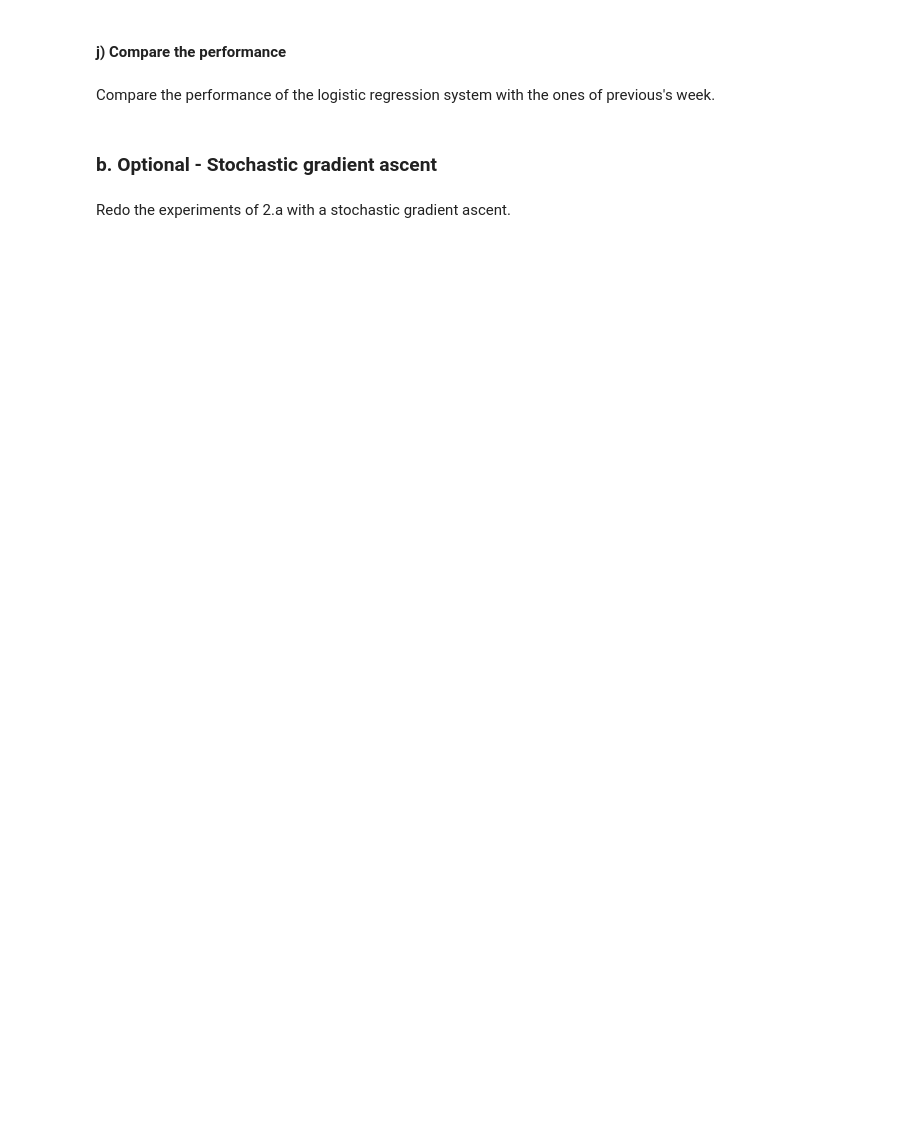
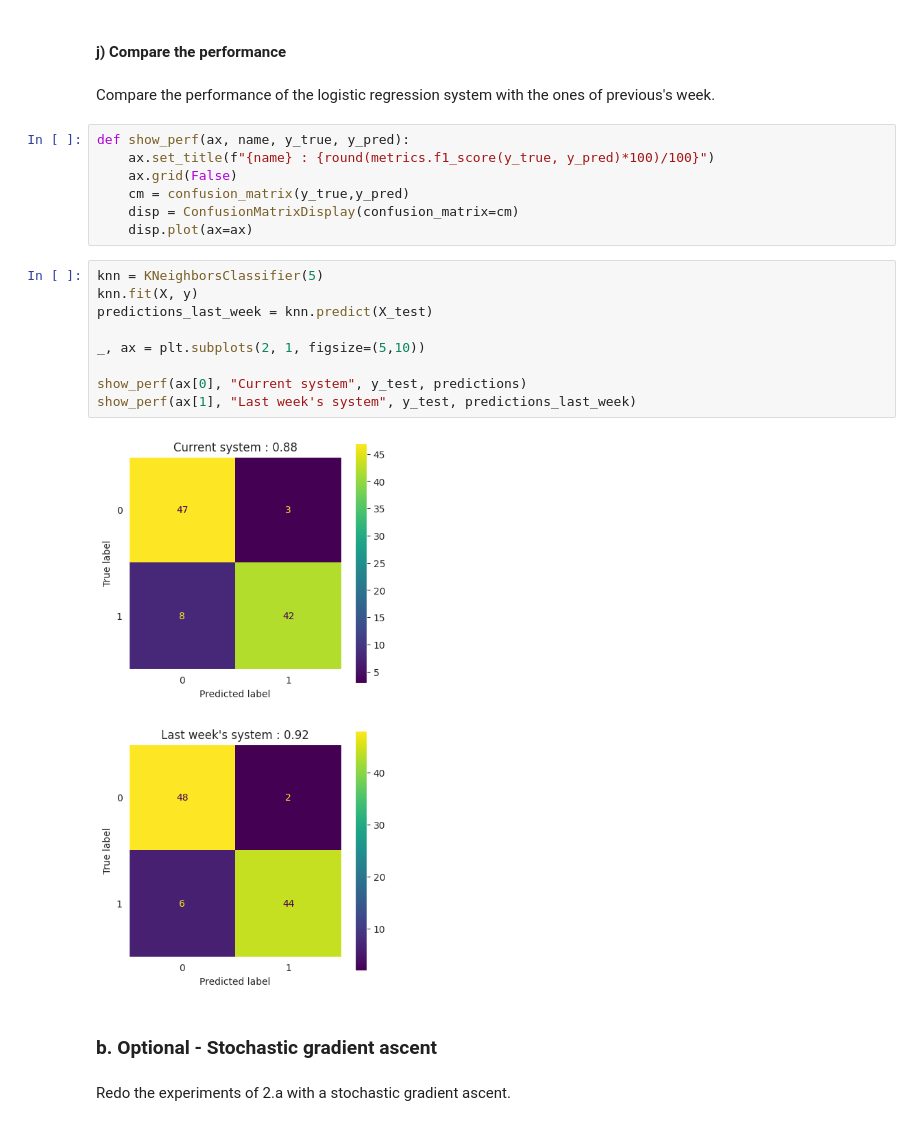
Before and after one commit to magskwa/Mache_Le, a Jupyter notebook: PW06/ex1-logistic-regression/ex1-logistic-regression-stud.ipynb, the cells around one changed output. Drawn from its saved outputs; the diff is of its cells as text; blank space fills up the shorter version.

```diff
--- a/PW06/ex1-logistic-regression/ex1-logistic-regression-stud.ipynb
+++ b/PW06/ex1-logistic-regression/ex1-logistic-regression-stud.ipynb
@@ -213,6 +219,24 @@ plt.show()
 #### j) Compare the performance
 # %% [markdown]
 Compare the performance of the logistic regression system with the ones of previous's week.
+# %%
+def show_perf(ax, name, y_true, y_pred):
+    ax.set_title(f"{name} : {round(metrics.f1_score(y_true, y_pred)*100)/100}")
+    ax.grid(False)
+    cm = confusion_matrix(y_true,y_pred)
+    disp = ConfusionMatrixDisplay(confusion_matrix=cm)
+    disp.plot(ax=ax)
+# %%
+knn = KNeighborsClassifier(5)
+knn.fit(X, y)
+predictions_last_week = knn.predict(X_test)
+
+_, ax = plt.subplots(2, 1, figsize=(5,10))
+
+show_perf(ax[0], "Current system", y_test, predictions)
+show_perf(ax[1], "Last week's system", y_test, predictions_last_week)
+# %% [output]
+[figure, added]
 # %% [markdown]
 ### b. Optional - Stochastic gradient ascent
 # %% [markdown]
```
Also changed, not shown: parts of 12 cells of this notebook.
